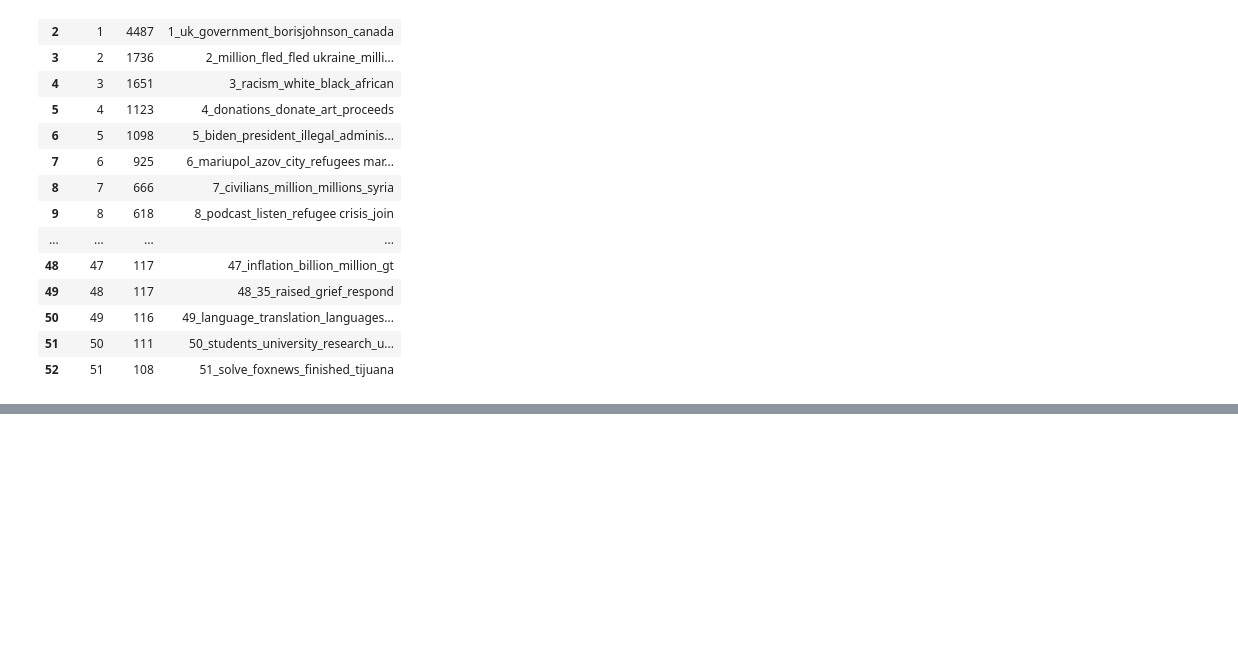
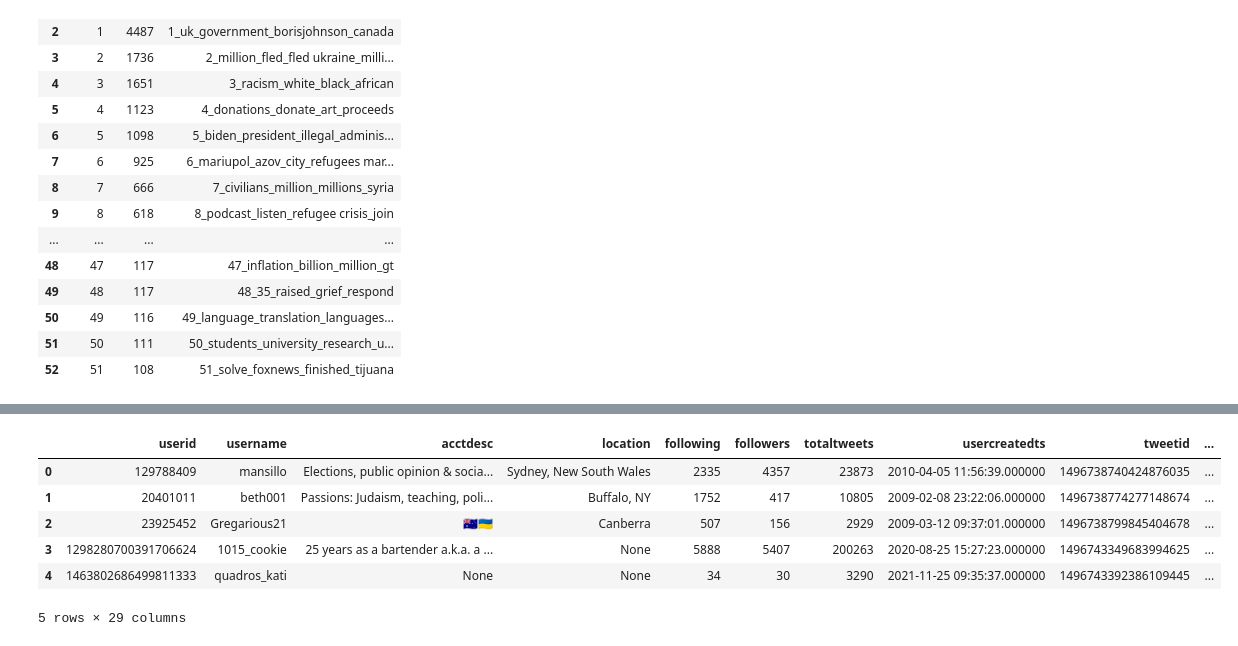
Before and after one commit to RuiaRui/project_CSM, a Jupyter notebook: CSM_ML_Pipeline.ipynb, the cells around one changed output, grey strips where cells are left out. Cells and saved outputs as stored; diff of their text form; code cells hidden in the pictures; blank space fills up the shorter version.

```diff
--- a/CSM_ML_Pipeline.ipynb
+++ b/CSM_ML_Pipeline.ipynb
@@ -285,3 +267,14 @@ fig.write_html("/content/drive/MyDrive/CSM_Project/topic_over_time.html")
 fig
 # %% [output]
 [interactive output not drawn]
+# %%
+df_full['topics']=topics
+df_full.head(5)
+# %% [output]
+|  | userid | username | acctdesc | location | following | followers | totaltweets | usercreatedts | tweetid | ... |
+| 0 | 129788409 | mansillo | Elections, public opinion & socia... | Sydney, New South Wales | 2335 | 4357 | 23873 | 2010-04-05 11:56:39.000000 | 1496738740424876035 | ... |
+| 1 | 20401011 | beth001 | Passions: Judaism, teaching, poli... | Buffalo, NY | 1752 | 417 | 10805 | 2009-02-08 23:22:06.000000 | 1496738774277148674 | ... |
+| 2 | 23925452 | Gregarious21 | 🇦🇺🇺🇦 | Canberra | 507 | 156 | 2929 | 2009-03-12 09:37:01.000000 | 1496738799845404678 | ... |
+| 3 | 1298280700391706624 | 1015_cookie | 25 years as a bartender a.k.a. a ... | None | 5888 | 5407 | 200263 | 2020-08-25 15:27:23.000000 | 1496743349683994625 | ... |
+| 4 | 1463802686499811333 | quadros_kati | None | None | 34 | 30 | 3290 | 2021-11-25 09:35:37.000000 | 1496743392386109445 | ... |
+5 rows × 29 columns
```
Also changed, not shown: parts of 1 cell of this notebook.
